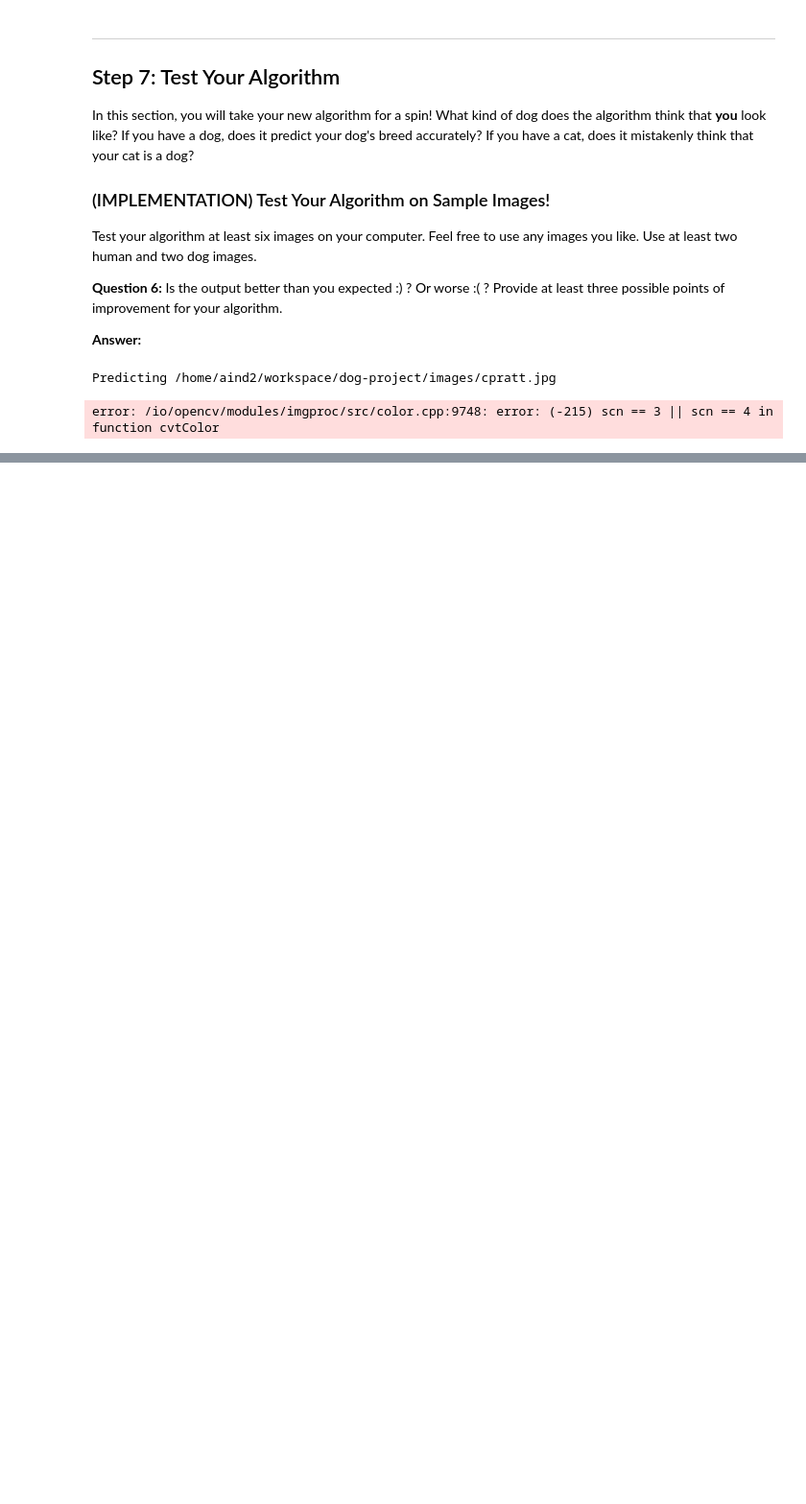
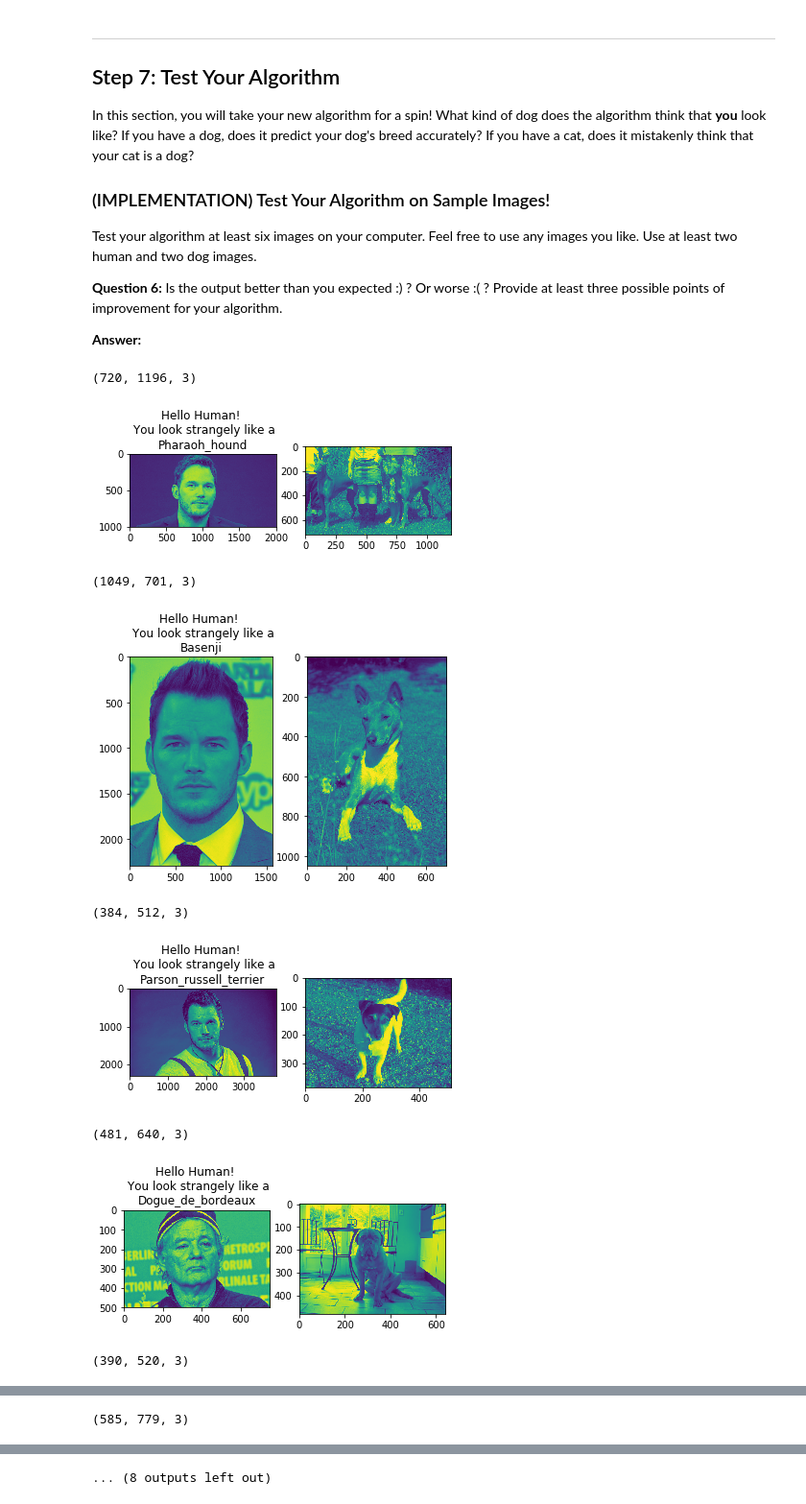
Before and after one commit to qorrect/dog-project, a Jupyter notebook: dog_app.ipynb, the cells around one changed output, grey strips where cells are left out. Shown at 96% size. Cells and saved outputs as stored; diff of their text form; code cells hidden in the pictures; blank space fills up the shorter version.

```diff
--- a/dog_app.ipynb
+++ b/dog_app.ipynb
@@ -1010,30 +982,70 @@ __Answer:__
 # %%
 ## TODO: Execute your algorithm from Step 6 on
 ## at least 6 images on your computer.
 ## Feel free to use as many code cells as needed.
 
 
 celebs = [
     "images/cpratt.jpg",
     "images/cpratt3.jpg",
     "images/cpratt4.jpg",
 
     "images/bmurray.jpg",
     "images/bmurray2.jpg",
 
     "images/bmurray4.jpg",
     "images/bmurray6.jpg",
 
     "images/jroberts.png",
-    "images/jroberts2.png",
-    "images/jroberts3.png"
+    "images/jroberts2.jpg",
+    "images/jroberts3.jpg"
 ]
+
+
+
+def show_prediction(img_path):
+    breed = predict_dog_breed(img_path)
+    orig_img = cv2.imread(img_path)
+    orig_gray = cv2.cvtColor(orig_img, cv2.COLOR_BGR2GRAY)
+    faces = face_cascade.detectMultiScale(orig_gray)
+    random_predicted_pic = get_random_picture_from_label(breed)
+
+    f, (ax1, ax2) = plt.subplots(1, 2, sharey=False)
+    ax1.imshow(orig_gray)
+    #ax1.show()
+
+
+    p_img = cv2.imread(random_predicted_pic)
+    print(p_img.shape)
+    p_gray = cv2.cvtColor(p_img, cv2.COLOR_BGR2GRAY)
+    ax2.imshow(p_gray)
+    #ax2.show()
+    if len(faces):
+        for (x,y,w,h) in faces:
+            cv2.rectangle(orig_gray,(x,y),(x+w,y+h),(255,0,0),2)
+            #ax1.imshow(orig_gray)
+            #ax1.show()
+        ax1.set_title("Hello Human! \n You look strangely like a\n{}".format( breed ))
+
+    else:
+        #display_img(img)
+        ax1.set_title(("Hey you're a dog like me ({})".format(breed)))
+
+    plt.show()
+
 
 
 for k in celebs:
     p = os.getcwd() + "/" + k
-    print("Predicting {}".format(p))
-    detect(p)
+    #print("Predicting {}".format(p))
+    show_prediction(p)
 # %% [output]
-Predicting /home/aind2/workspace/dog-project/images/cpratt.jpg
+(720, 1196, 3)
+[figure, added]
-error: /io/opencv/modules/imgproc/src/color.cpp:9748: error: (-215) scn == 3 || scn == 4 in function cvtColor
+(1049, 701, 3)
+[figure, added]
+(384, 512, 3)
+[figure, added]
+(481, 640, 3)
+[figure, added]
+(390, 520, 3)
@@ -1039,0 +1053 @@ error: /io/opencv/modules/imgproc/src/color.cpp:9748: error: (-215) scn == 3 ||
+(585, 779, 3)
@@ -1039,0 +1055 @@ error: /io/opencv/modules/imgproc/src/color.cpp:9748: error: (-215) scn == 3 ||
+... (8 outputs left out)
```
Also changed, not shown: parts of 2 cells of this notebook.
